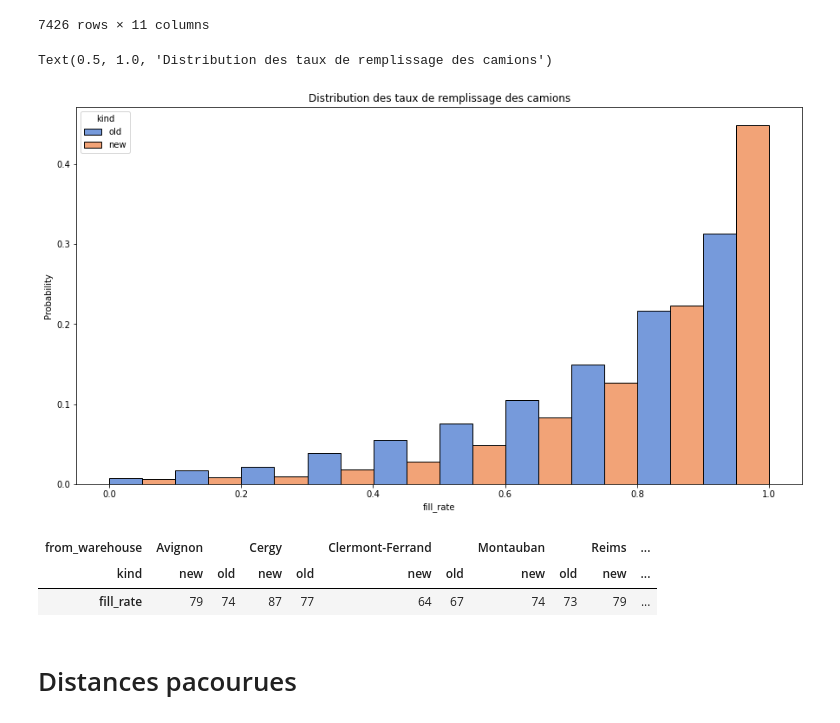
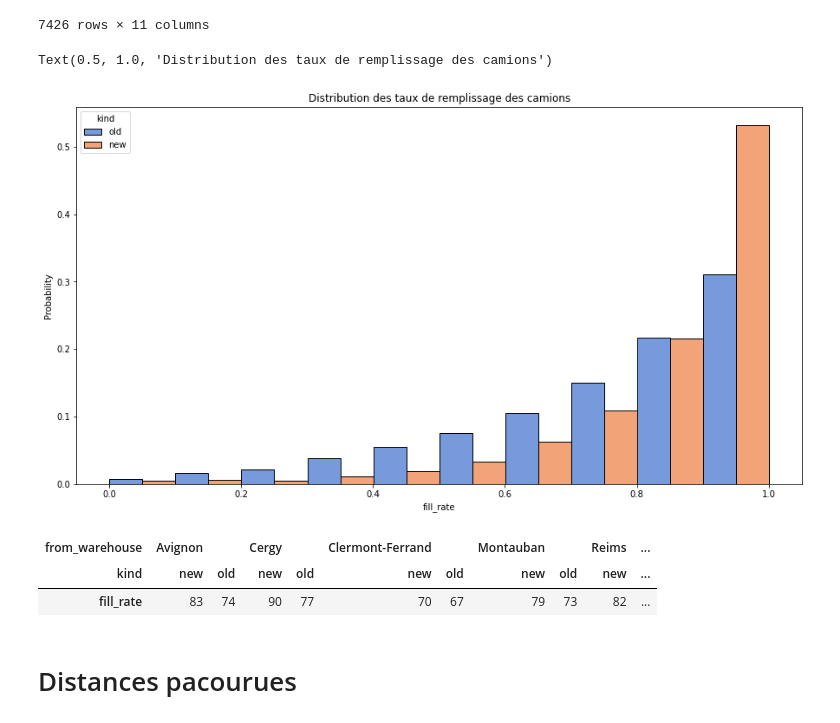
Before and after one commit to maximecharpentierdata/eki-g17, a Jupyter notebook: opti_results.ipynb, the cells around one changed output. Saved outputs shown, nothing was run; the diff lists cells and outputs as text; code cells hidden in the pictures.

```diff
--- a/opti_results.ipynb
+++ b/opti_results.ipynb
@@ -12,7 +12,7 @@ for csv_file in os.listdir("./data_clean"):
     if csv_file[-3:] == "csv":
         globals()[csv_file[:-4]] = pd.read_csv("./data_clean/" + csv_file)
 # %%
-new_routes = pd.read_csv("new_routes.csv")
+new_routes = pd.read_csv("./data_clean/new_routes.csv")
 # %%
 new_routes
 # %% [output]
@@ -52,19 +52,19 @@ routes
 7426 rows × 11 columns
 # %%
 df_rates = pd.DataFrame(dict(fill_rate=routes.fill_rate, from_warehouse=routes.from_warehouse, kind=["old"]*len(routes))).append(
-    pd.DataFrame(dict(fill_rate=new_routes.fill_rate, from_warehouse=new_routes.frow_warehouse, kind=["new"]*len(new_routes)))).reset_index()
+    pd.DataFrame(dict(fill_rate=new_routes.fill_rate, from_warehouse=new_routes.from_warehouse, kind=["new"]*len(new_routes)))).reset_index()
 plt.figure(figsize=(15,8))
 sns.histplot(x="fill_rate", hue="kind", data=df_rates, stat="probability", multiple="dodge", common_norm=False, bins=10, palette=sns.color_palette("muted")[:2])
 plt.title("Distribution des taux de remplissage des camions")
 # %% [output]
 Text(0.5, 1.0, 'Distribution des taux de remplissage des camions')
-[figure, old version]
+[figure, new version]
 # %%
 (df_rates.groupby(["from_warehouse", "kind"]).agg("mean")[["fill_rate"]].T*100).astype(int)
 # %% [output]
 | from_warehouse | Avignon |  | Cergy |  | Clermont-Ferrand |  | Montauban |  | Reims | ... |
 | kind | new | old | new | old | new | old | new | old | new | ... |
-| fill_rate | 79 | 74 | 87 | 77 | 64 | 67 | 74 | 73 | 79 | ... |
+| fill_rate | 83 | 74 | 90 | 77 | 70 | 67 | 79 | 73 | 82 | ... |
 # %% [markdown]
 # Distances pacourues
 # %%
```
Also changed, not shown: parts of 8 cells of this notebook, 20 other files.
